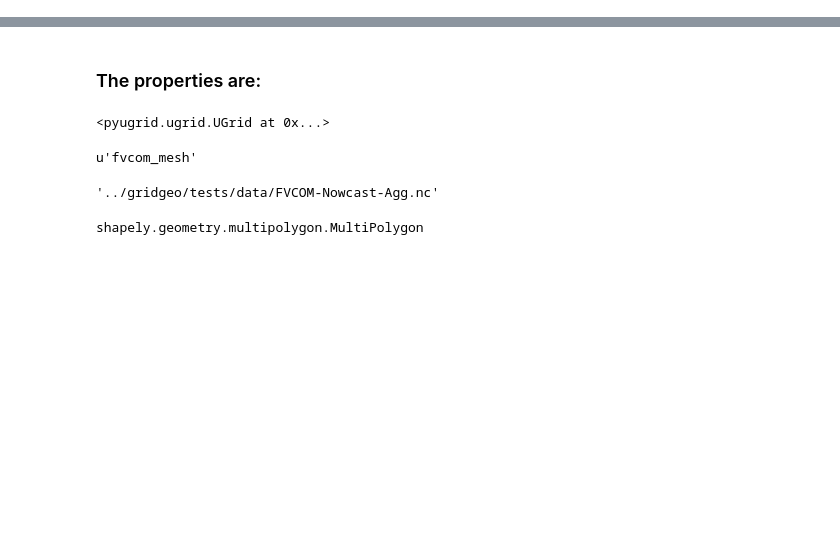
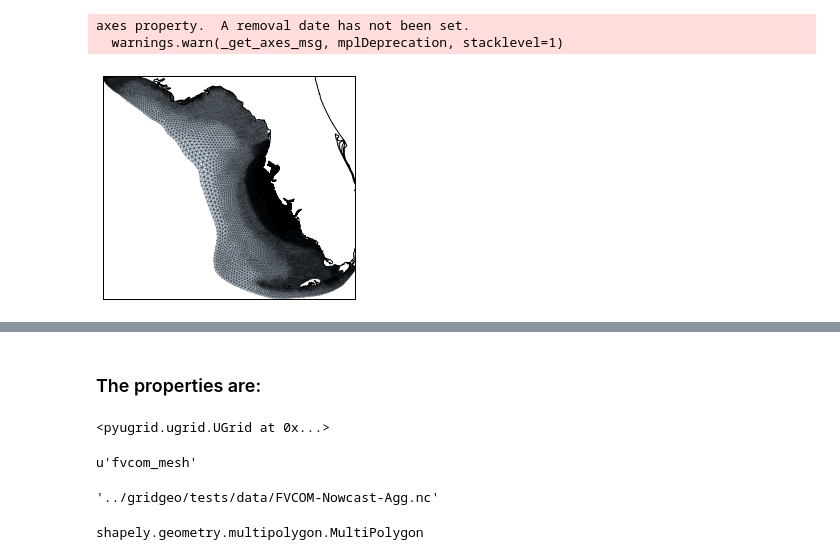
Before and after one commit to pyoceans/gridgeo, a Jupyter notebook: notebooks/example_gridgeo.ipynb, the cells around one changed output, grey strips where cells are left out. Cells and saved outputs as stored; diff of their text form; code cells hidden in the pictures; blank space fills up the shorter version.

```diff
--- a/notebooks/example_gridgeo.ipynb
+++ b/notebooks/example_gridgeo.ipynb
@@ -6,8 +6,6 @@ from gridgeo import GridGeo
 url = ("http://crow.marine.usf.edu:8080/thredds/dodsC/"
        "FVCOM-Nowcast-Agg.nc")
 
-# Showing the whole grid is quite expensive.
-# I'll use a smaller version for now.
 url = ("../gridgeo/tests/data/FVCOM-Nowcast-Agg.nc")
 
-ugrid = GridGeo(url)
+ugrid = GridGeo(url, precision=2)
@@ -40,0 +29,21 @@ WARNING:shapely.geos:Self-intersection at or near point -87.244598388671875 30.3
+# %%
+%matplotlib inline
+
+import cartopy.crs as ccrs
+import matplotlib.pyplot as plt
+from descartes import PolygonPatch
+
+bounds = ugrid.polygons.bounds
+extent = bounds[0], bounds[2], bounds[1], bounds[3]
+
+fig, ax = plt.subplots(subplot_kw=dict(projection=ccrs.PlateCarree()))
+ax.set_extent(extent)
+
+for poly in ugrid.polygons:
+    ax.add_patch(PolygonPatch(poly, facecolor='#6699cc', edgecolor='k', alpha=0.25))
+
+ax.coastlines('10m');
+# %% [output]
+axes property.  A removal date has not been set.
+  warnings.warn(_get_axes_msg, mplDeprecation, stacklevel=1)
+[figure, added]
```
Also changed, not shown: parts of 16 cells of this notebook, 6 other files.
